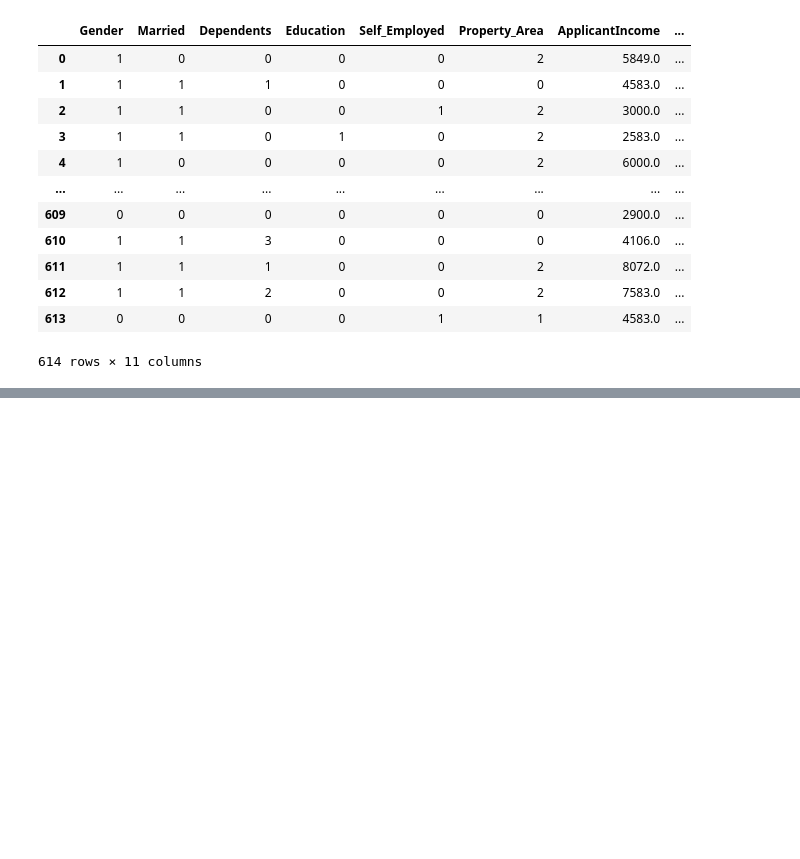
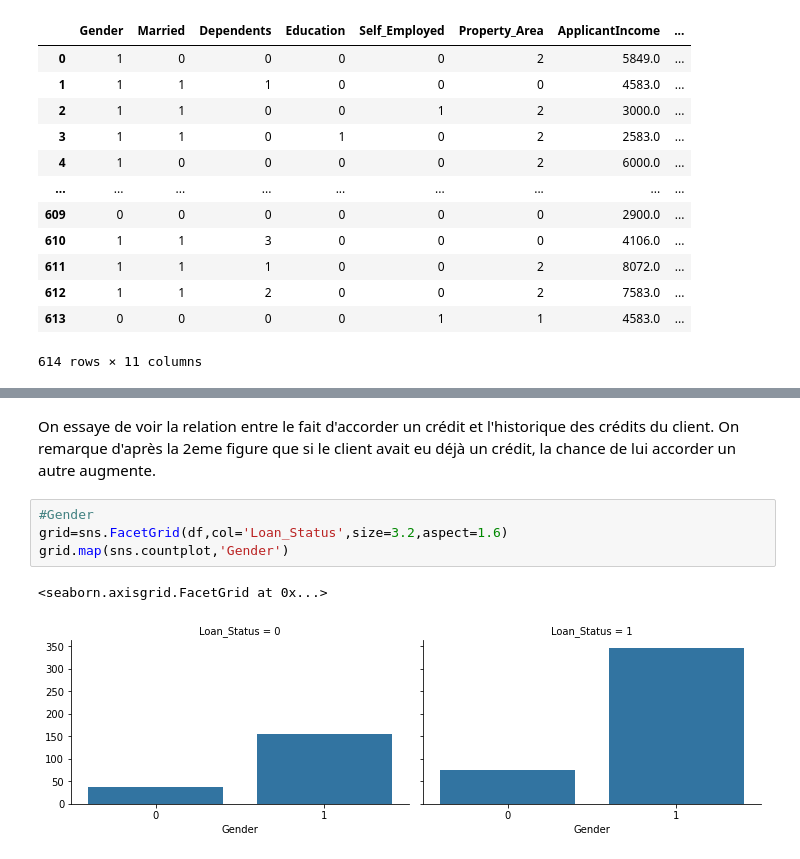
Before and after one commit to ImaneElAssari/LoanPredictionModel, a Jupyter notebook: Model.ipynb, the cells around one changed output, grey strips where cells are left out. Drawn from its saved outputs; the diff is of its cells as text; blank space fills up the shorter version.

```diff
--- a/Model.ipynb
+++ b/Model.ipynb
@@ -332,0 +366,9 @@ X
+# %% [markdown]
+On essaye de voir la relation entre le fait d'accorder un crédit et l'historique des crédits du client. On remarque d'après la 2eme figure que si le client avait eu déjà un crédit, la chance de lui accorder un autre augmente.
+# %%
+#Gender
+grid=sns.FacetGrid(df,col='Loan_Status',size=3.2,aspect=1.6)
+grid.map(sns.countplot,'Gender')
+# %% [output]
+<seaborn.axisgrid.FacetGrid at 0x...>
+[figure, added]
```
Also changed, not shown: parts of 31 cells of this notebook.
